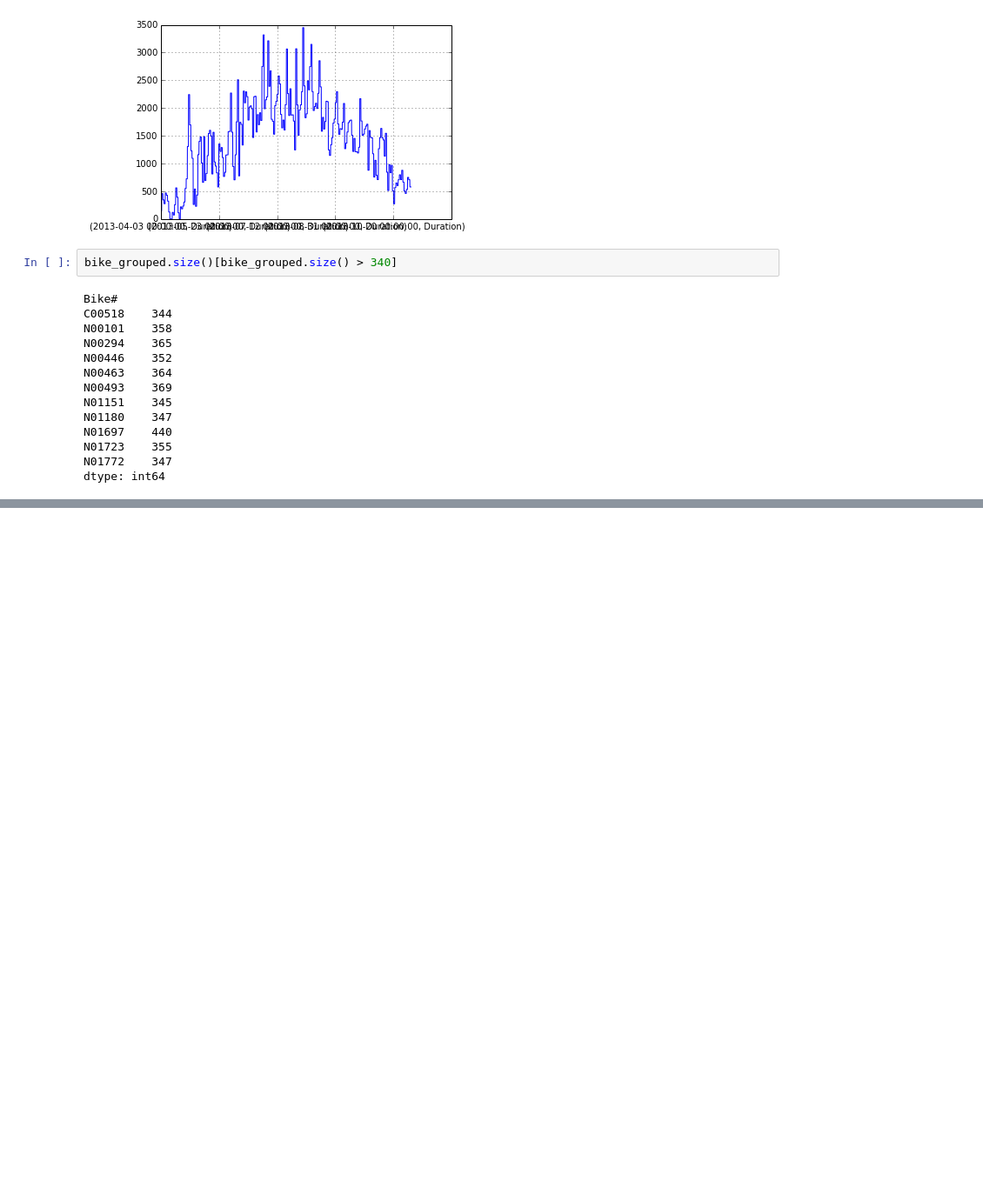
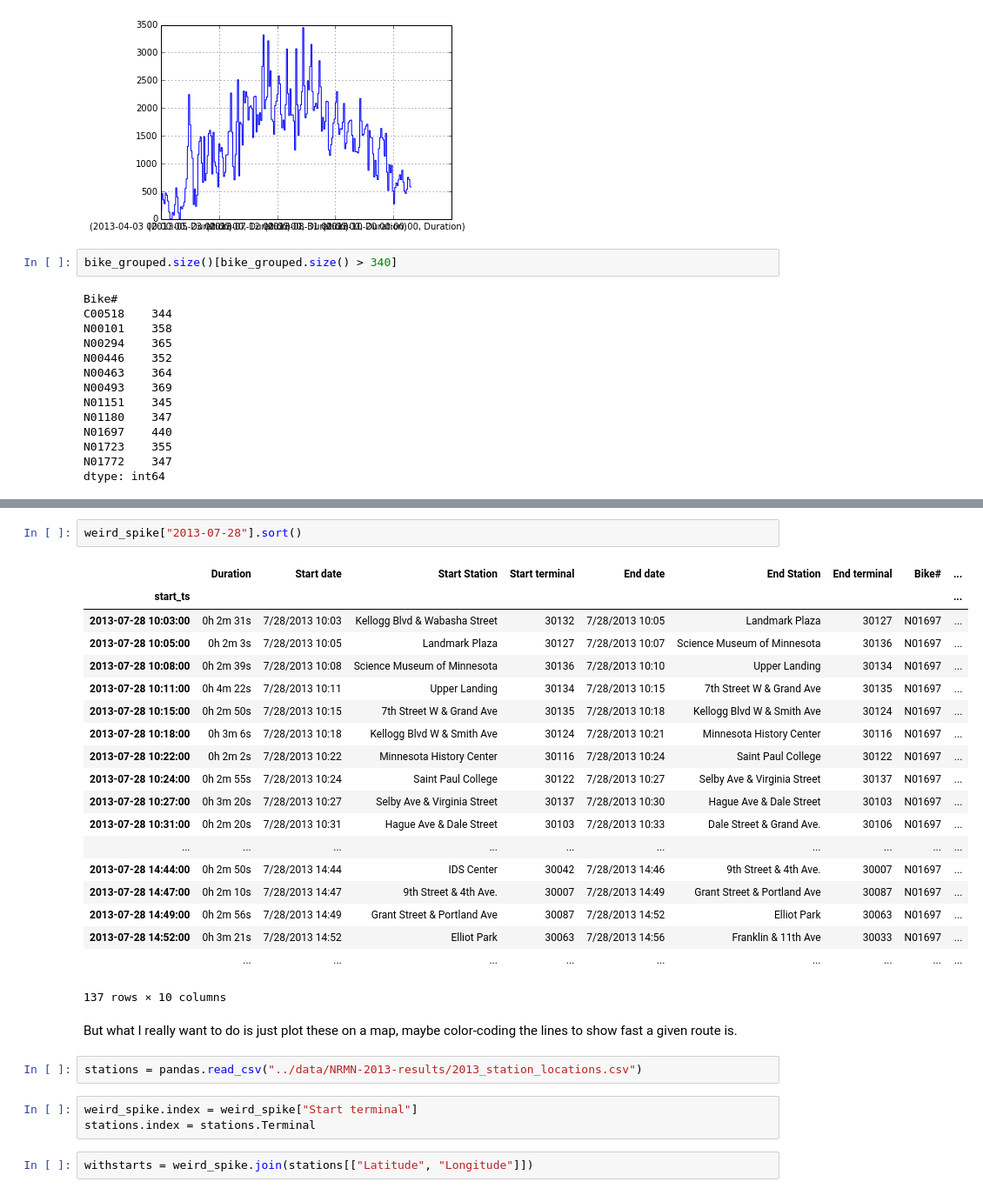
Before and after one commit to cpdean/bikes, a Jupyter notebook: notebooks/basics.ipynb, the cells around one changed output, grey strips where cells are left out. Shown: that part at 87% size. Saved outputs shown, nothing was run; the diff lists cells and outputs as text; blank space fills up the shorter version.

```diff
--- a/notebooks/basics.ipynb
+++ b/notebooks/basics.ipynb
@@ -92,0 +105,31 @@ dtype: int64
+# %%
+weird_spike["2013-07-28"].sort()
+# %% [output]
+|  | Duration | Start date | Start Station | Start terminal | End date | End Station | End terminal | Bike# | ... |
+| start_ts |  |  |  |  |  |  |  |  | ... |
+| 2013-07-28 10:03:00 | 0h 2m 31s | 7/28/2013 10:03 | Kellogg Blvd & Wabasha Street | 30132 | 7/28/2013 10:05 | Landmark Plaza | 30127 | N01697 | ... |
+| 2013-07-28 10:05:00 | 0h 2m 3s | 7/28/2013 10:05 | Landmark Plaza | 30127 | 7/28/2013 10:07 | Science Museum of Minnesota | 30136 | N01697 | ... |
+| 2013-07-28 10:08:00 | 0h 2m 39s | 7/28/2013 10:08 | Science Museum of Minnesota | 30136 | 7/28/2013 10:10 | Upper Landing | 30134 | N01697 | ... |
+| 2013-07-28 10:11:00 | 0h 4m 22s | 7/28/2013 10:11 | Upper Landing | 30134 | 7/28/2013 10:15 | 7th Street W & Grand Ave | 30135 | N01697 | ... |
+| 2013-07-28 10:15:00 | 0h 2m 50s | 7/28/2013 10:15 | 7th Street W & Grand Ave | 30135 | 7/28/2013 10:18 | Kellogg Blvd W & Smith Ave | 30124 | N01697 | ... |
+| 2013-07-28 10:18:00 | 0h 3m 6s | 7/28/2013 10:18 | Kellogg Blvd W & Smith Ave | 30124 | 7/28/2013 10:21 | Minnesota History Center | 30116 | N01697 | ... |
+| 2013-07-28 10:22:00 | 0h 2m 2s | 7/28/2013 10:22 | Minnesota History Center | 30116 | 7/28/2013 10:24 | Saint Paul College | 30122 | N01697 | ... |
+| 2013-07-28 10:24:00 | 0h 2m 55s | 7/28/2013 10:24 | Saint Paul College | 30122 | 7/28/2013 10:27 | Selby Ave & Virginia Street | 30137 | N01697 | ... |
+| 2013-07-28 10:27:00 | 0h 3m 20s | 7/28/2013 10:27 | Selby Ave & Virginia Street | 30137 | 7/28/2013 10:30 | Hague Ave & Dale Street | 30103 | N01697 | ... |
+| 2013-07-28 10:31:00 | 0h 2m 20s | 7/28/2013 10:31 | Hague Ave & Dale Street | 30103 | 7/28/2013 10:33 | Dale Street & Grand Ave. | 30106 | N01697 | ... |
+| ... | ... | ... | ... | ... | ... | ... | ... | ... | ... |
+| 2013-07-28 14:44:00 | 0h 2m 50s | 7/28/2013 14:44 | IDS Center | 30042 | 7/28/2013 14:46 | 9th Street & 4th Ave. | 30007 | N01697 | ... |
+| 2013-07-28 14:47:00 | 0h 2m 10s | 7/28/2013 14:47 | 9th Street & 4th Ave. | 30007 | 7/28/2013 14:49 | Grant Street & Portland Ave | 30087 | N01697 | ... |
+| 2013-07-28 14:49:00 | 0h 2m 56s | 7/28/2013 14:49 | Grant Street & Portland Ave | 30087 | 7/28/2013 14:52 | Elliot Park | 30063 | N01697 | ... |
+| 2013-07-28 14:52:00 | 0h 3m 21s | 7/28/2013 14:52 | Elliot Park | 30063 | 7/28/2013 14:56 | Franklin & 11th Ave | 30033 | N01697 | ... |
+|  | ... | ... | ... | ... | ... | ... | ... | ... | ... |
+137 rows × 10 columns
+# %% [markdown]
+But what I really want to do is just plot these on a map, maybe color-coding the lines to show fast a given route is.
+# %%
+stations = pandas.read_csv("../data/NRMN-2013-results/2013_station_locations.csv")
+# %%
+weird_spike.index = weird_spike["Start terminal"]
+stations.index = stations.Terminal
+# %%
+withstarts = weird_spike.join(stations[["Latitude", "Longitude"]])
```
Also changed, not shown: parts of 8 cells of this notebook, 3 other files.
